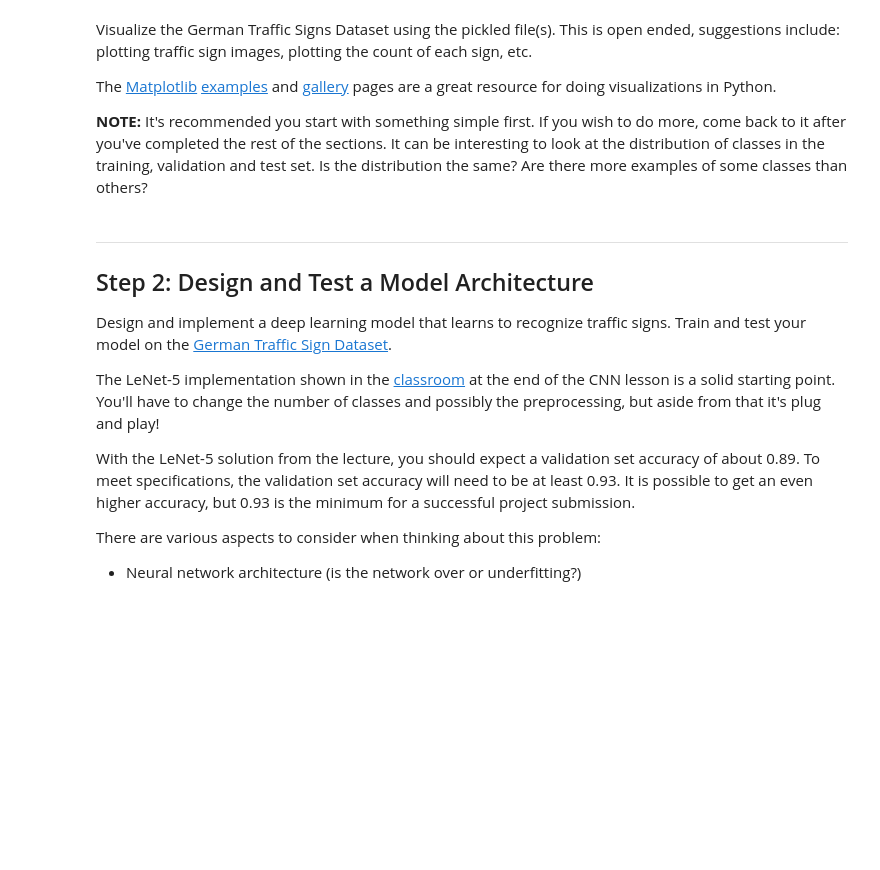
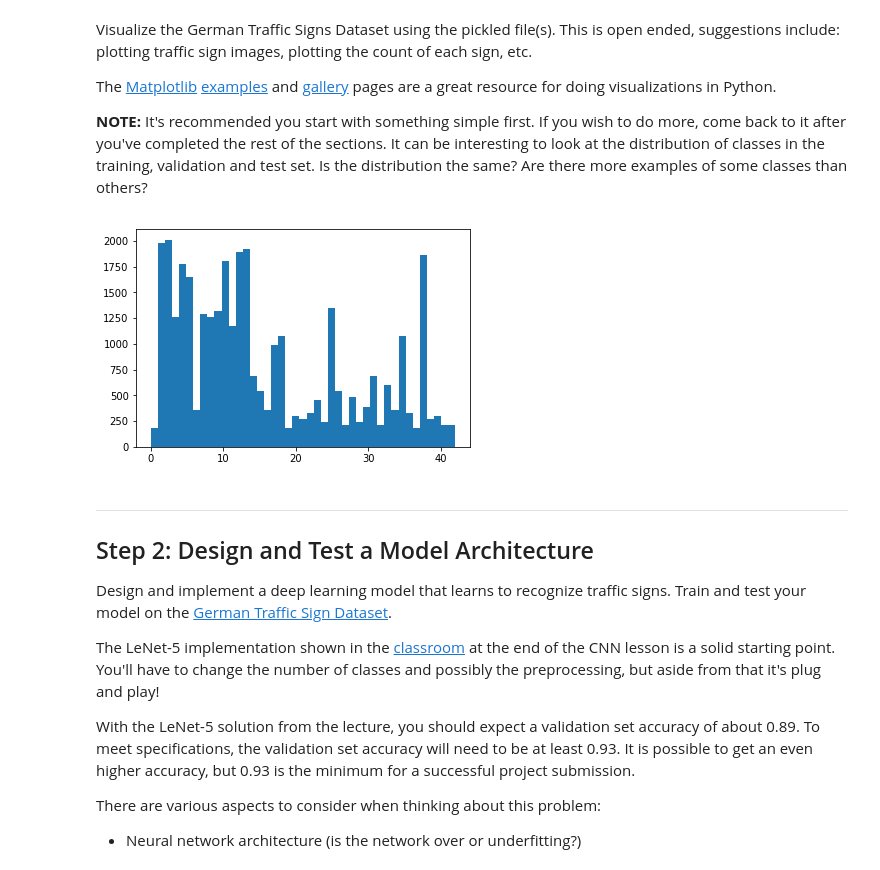
Before and after one commit to R-EM/Project2_Traffic_Sign_Classifier, a Jupyter notebook: Traffic_Sign_Classifier.ipynb, the cells around one changed output. Saved outputs shown, nothing was run; the diff lists cells and outputs as text; code cells hidden in the pictures; blank space fills up the shorter version.

Commit message:
Plot histogram.

```diff
--- a/Traffic_Sign_Classifier.ipynb
+++ b/Traffic_Sign_Classifier.ipynb
@@ -98,9 +98,16 @@ The [Matplotlib](http://matplotlib.org/) [examples](http://matplotlib.org/exampl
 # %%
 ### Data exploration visualization code goes here.
 ### Feel free to use as many code cells as needed.
 import matplotlib.pyplot as plt
 # Visualizations will be shown in the notebook.
 %matplotlib inline
+
+# Plot histogram
+hist, bins = np.histogram(y_train, n_classes)
+plt.hist(y_train, n_classes)
+plt.show()
+# %% [output]
+[figure, added]
 # %% [markdown]
 ----
 
```
